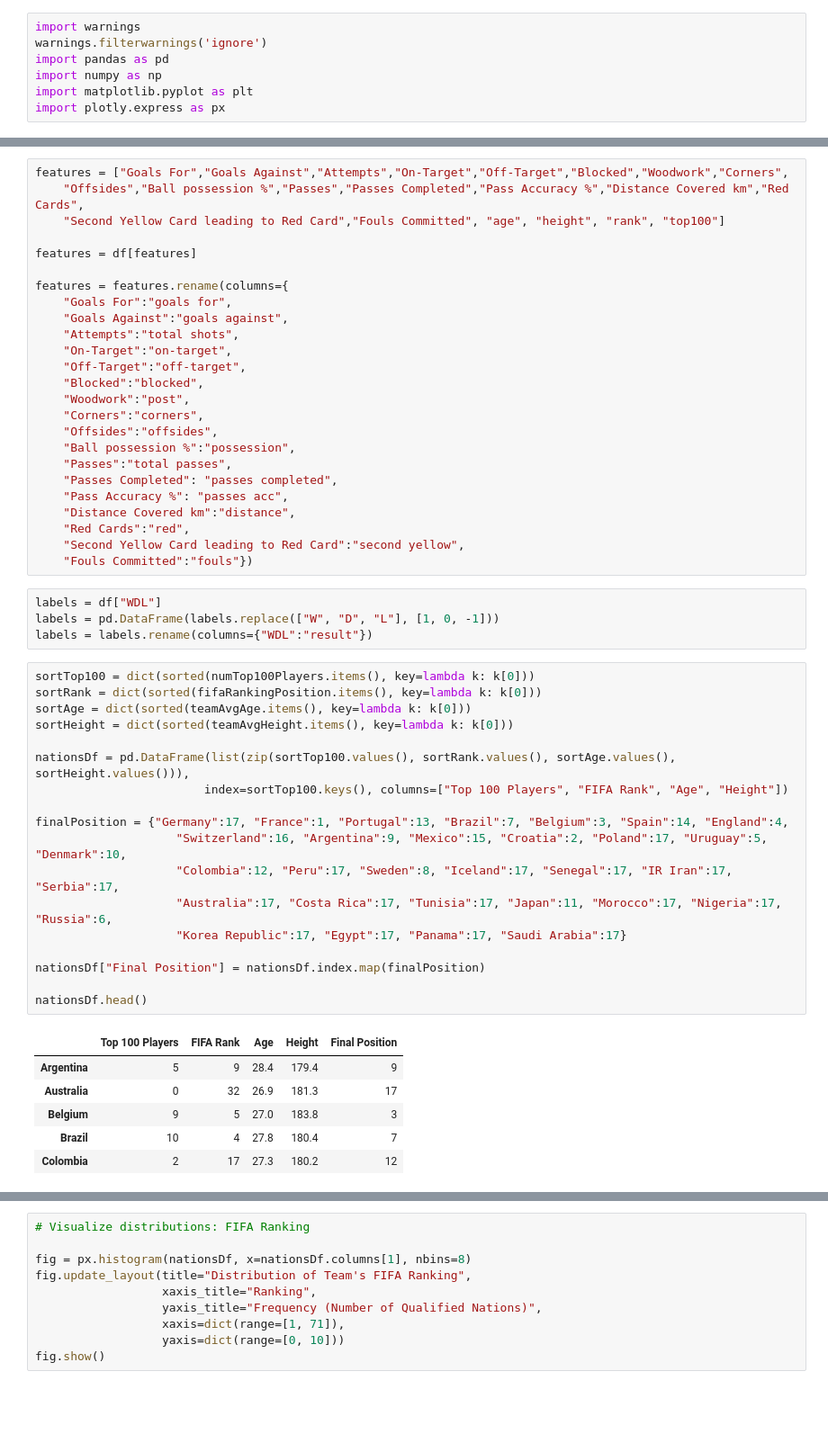
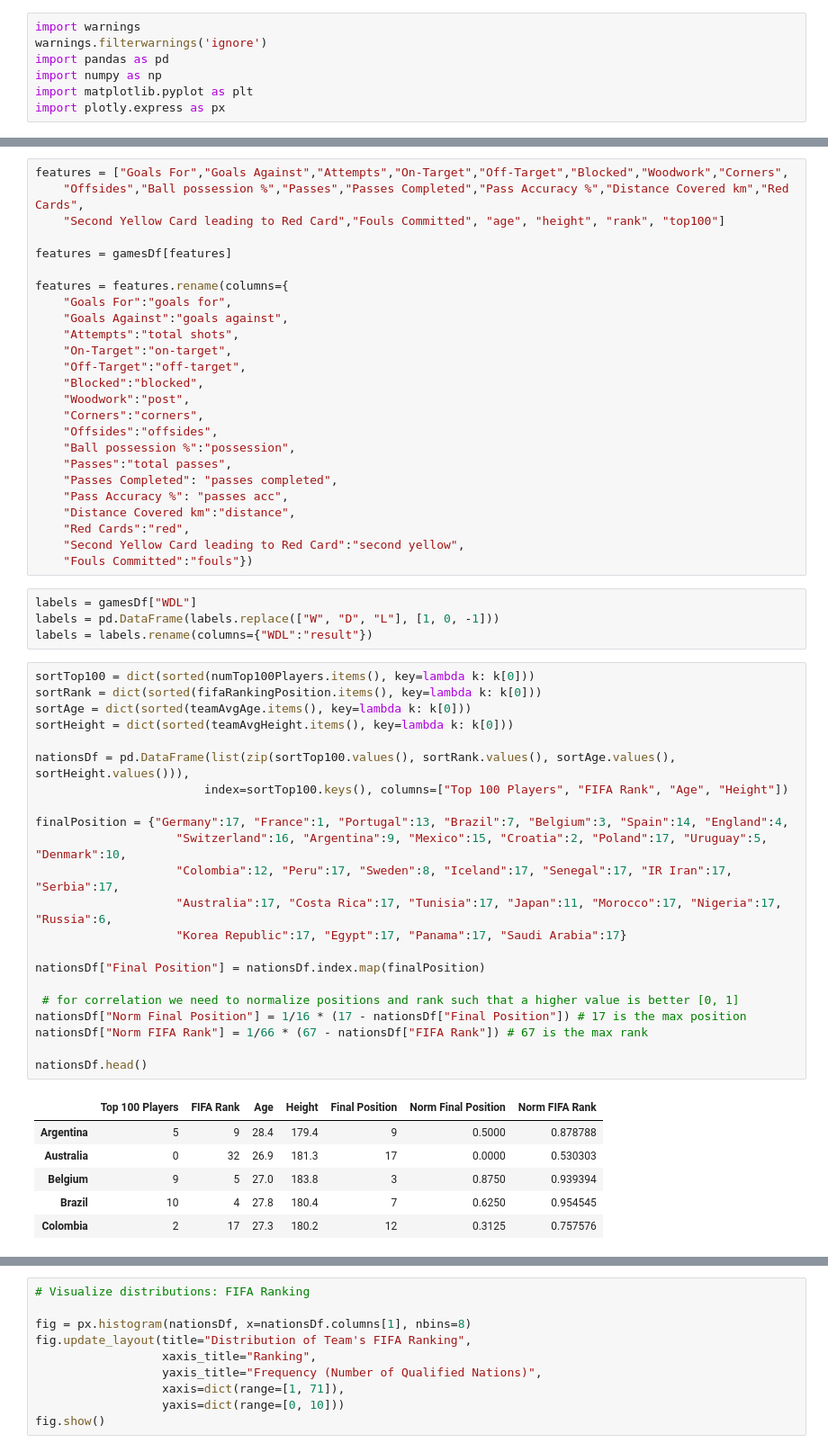
Before and after one commit to acpollmann/soccer-training, a Jupyter notebook: main_notebook.ipynb, the cells around one changed output, grey strips where cells are left out. Shown at 90% size. Cells and saved outputs as stored; diff of their text form; blank space fills up the shorter version.

Commit message:
fixed correlations with normalization, added new scatter visualizations

```diff
--- a/main_notebook.ipynb
+++ b/main_notebook.ipynb
@@ -45,7 +45,7 @@ features = ["Goals For","Goals Against","Attempts","On-Target","Off-Target","Blo
     "Offsides","Ball possession %","Passes","Passes Completed","Pass Accuracy %","Distance Covered km","Red Cards",
     "Second Yellow Card leading to Red Card","Fouls Committed", "age", "height", "rank", "top100"]
 
-features = df[features]
+features = gamesDf[features]
 
 features = features.rename(columns={
     "Goals For":"goals for",
@@ -66,34 +66,38 @@ features = features.rename(columns={
     "Second Yellow Card leading to Red Card":"second yellow",
     "Fouls Committed":"fouls"})
 # %%
-labels = df["WDL"]
+labels = gamesDf["WDL"]
 labels = pd.DataFrame(labels.replace(["W", "D", "L"], [1, 0, -1]))
 labels = labels.rename(columns={"WDL":"result"})
 # %%
 sortTop100 = dict(sorted(numTop100Players.items(), key=lambda k: k[0]))
 sortRank = dict(sorted(fifaRankingPosition.items(), key=lambda k: k[0]))
 sortAge = dict(sorted(teamAvgAge.items(), key=lambda k: k[0]))
 sortHeight = dict(sorted(teamAvgHeight.items(), key=lambda k: k[0]))
 
 nationsDf = pd.DataFrame(list(zip(sortTop100.values(), sortRank.values(), sortAge.values(), sortHeight.values())),
                         index=sortTop100.keys(), columns=["Top 100 Players", "FIFA Rank", "Age", "Height"])
 
 finalPosition = {"Germany":17, "France":1, "Portugal":13, "Brazil":7, "Belgium":3, "Spain":14, "England":4,
                     "Switzerland":16, "Argentina":9, "Mexico":15, "Croatia":2, "Poland":17, "Uruguay":5, "Denmark":10,
                     "Colombia":12, "Peru":17, "Sweden":8, "Iceland":17, "Senegal":17, "IR Iran":17, "Serbia":17,
                     "Australia":17, "Costa Rica":17, "Tunisia":17, "Japan":11, "Morocco":17, "Nigeria":17, "Russia":6,
                     "Korea Republic":17, "Egypt":17, "Panama":17, "Saudi Arabia":17}
 
 nationsDf["Final Position"] = nationsDf.index.map(finalPosition)
 
+ # for correlation we need to normalize positions and rank such that a higher value is better [0, 1]
+nationsDf["Norm Final Position"] = 1/16 * (17 - nationsDf["Final Position"]) # 17 is the max position
+nationsDf["Norm FIFA Rank"] = 1/66 * (67 - nationsDf["FIFA Rank"]) # 67 is the max rank
+
 nationsDf.head()
 # %% [output]
-|  | Top 100 Players | FIFA Rank | Age | Height | Final Position |
-| Argentina | 5 | 9 | 28.4 | 179.4 | 9 |
-| Australia | 0 | 32 | 26.9 | 181.3 | 17 |
-| Belgium | 9 | 5 | 27.0 | 183.8 | 3 |
-| Brazil | 10 | 4 | 27.8 | 180.4 | 7 |
-| Colombia | 2 | 17 | 27.3 | 180.2 | 12 |
+|  | Top 100 Players | FIFA Rank | Age | Height | Final Position | Norm Final Position | Norm FIFA Rank |
+| Argentina | 5 | 9 | 28.4 | 179.4 | 9 | 0.5000 | 0.878788 |
+| Australia | 0 | 32 | 26.9 | 181.3 | 17 | 0.0000 | 0.530303 |
+| Belgium | 9 | 5 | 27.0 | 183.8 | 3 | 0.8750 | 0.939394 |
+| Brazil | 10 | 4 | 27.8 | 180.4 | 7 | 0.6250 | 0.954545 |
+| Colombia | 2 | 17 | 27.3 | 180.2 | 12 | 0.3125 | 0.757576 |
 # %%
 # Creating the avg stats per nation for every game played
 
```
Also changed, not shown: parts of 7 cells of this notebook.
